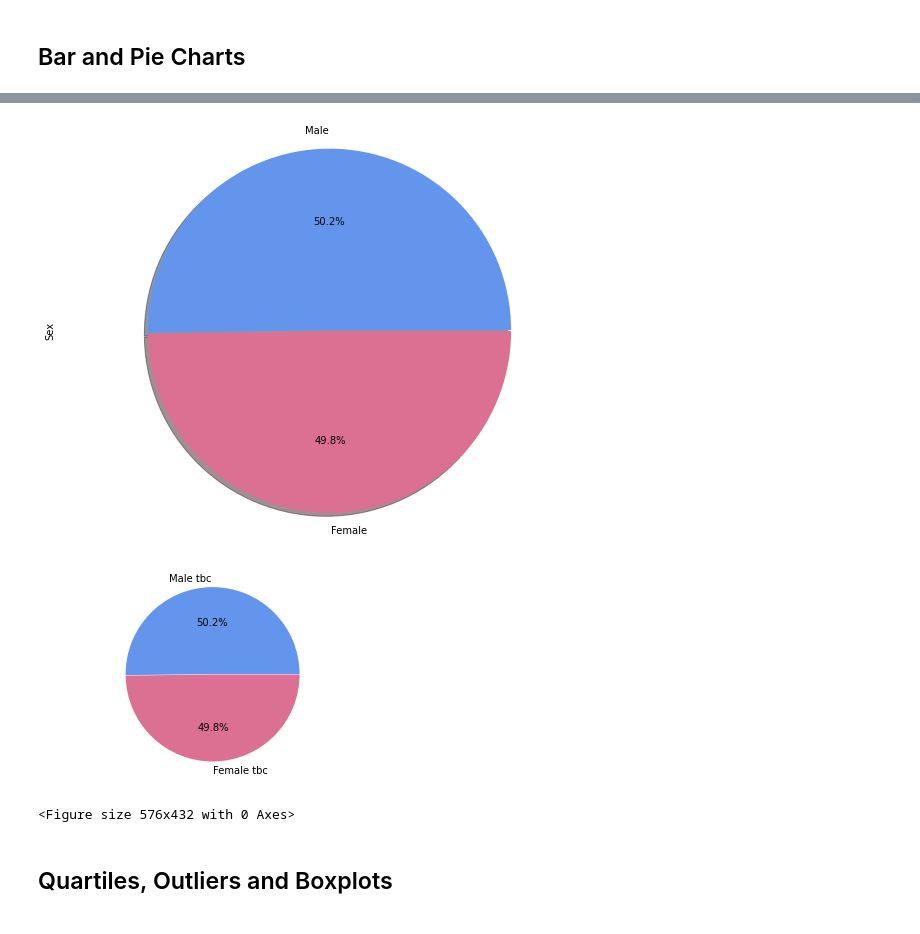
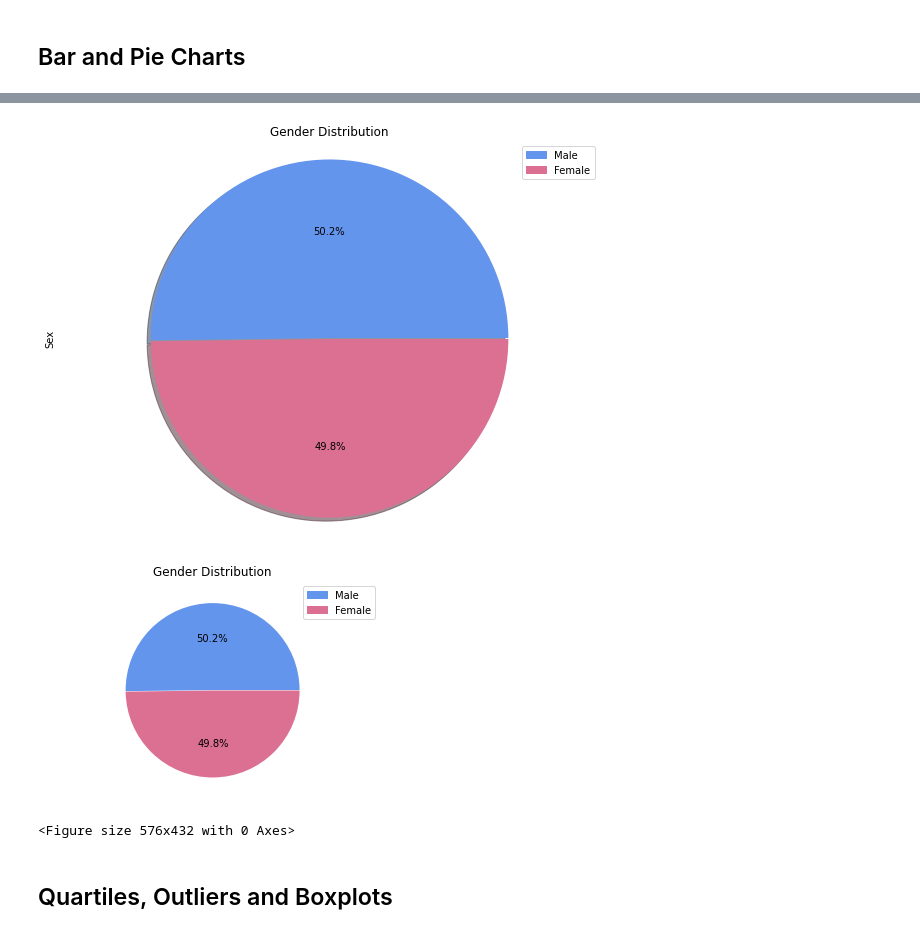
Before and after one commit to mafven/matplotlib-challenge, a Jupyter notebook: pymaceuticals_starter.ipynb, the cells around one changed output, grey strips where cells are left out. Saved outputs shown, nothing was run; the diff lists cells and outputs as text; code cells hidden in the pictures.

```diff
--- a/pymaceuticals_starter.ipynb
+++ b/pymaceuticals_starter.ipynb
@@ -204,41 +205,47 @@ plt.show()
 
 #create the pie plot using pandas plot function and adjust standard format
 clean_mouse_study_results_data_df["Sex"].value_counts().plot(kind='pie', autopct='%1.1f%%',shadow=True, explode=(0,0.005),
-     startangle=0,  fontsize=10, legend=False,figsize=(8,6),
+     startangle=0,  fontsize=10, legend=False,figsize=(8, 6),labels=['',''],
      colors = ['cornflowerblue', 'palevioletred'] )
 
-
-# plt.title("n/a")
-
+red_patch = mpatches.Patch(color="cornflowerblue", label="Male")
+blue_patch = mpatches.Patch(color="palevioletred", label="Female")
+plt.legend(handles=[red_patch,blue_patch],loc="best")
+plt.title("Gender Distribution")
 plt.axis("equal")
 plt.tight_layout()
 plt.show()
 # %% [output]
-[figure, old version]
+[figure, new version]
 # %%
 # Generate a pie plot showing the distribution of female versus male mice using pyplot
-# plt.title("n/a")
-labels = ["Male tbc", "Female tbc"]
-male_and_female = clean_mouse_study_results_data_df[["Mouse ID","Sex"]]
-male_and_female = male_and_female.set_index("Mouse ID")
+plt.title("Gender Distribution")
+labels = ["", ""]
 
-males_fameles_count = male_and_female.value_counts()
+red_patch = mpatches.Patch(color="cornflowerblue", label="Male")
+blue_patch = mpatches.Patch(color="palevioletred", label="Female")
+plt.legend(handles=[red_patch,blue_patch],loc="best")
 
 colors = ['cornflowerblue', 'palevioletred']
 
 explode = (0, 0.005)
 plt.axis("equal")
+
+male_and_female = clean_mouse_study_results_data_df[["Mouse ID","Sex"]]
+male_and_female = male_and_female.set_index("Mouse ID")
+
+males_fameles_count = male_and_female.value_counts()
 
 #create the pie plot using pyplot function and adjust  format to much with the pandas
 plt.pie(males_fameles_count,explode = explode, labels = labels, colors = colors,
         autopct="%1.1f%%", shadow=False, startangle=0)
 plt.figure(figsize=(8, 6))
 
 
 plt.tight_layout()
 plt.show()
 # %% [output]
-[figure, old version]
+[figure, new version]
 <Figure size 576x432 with 0 Axes>
 # %% [markdown]
 ## Quartiles, Outliers and Boxplots
```
Also changed, not shown: parts of 10 cells of this notebook.
